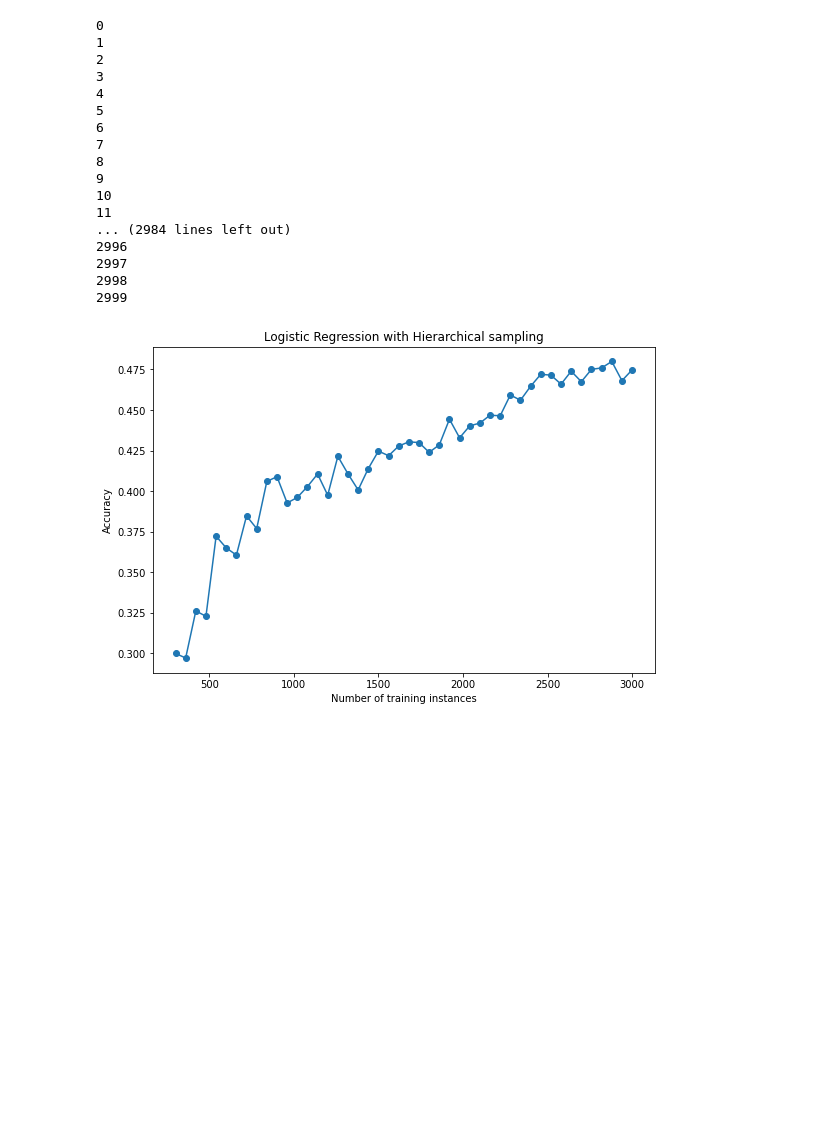
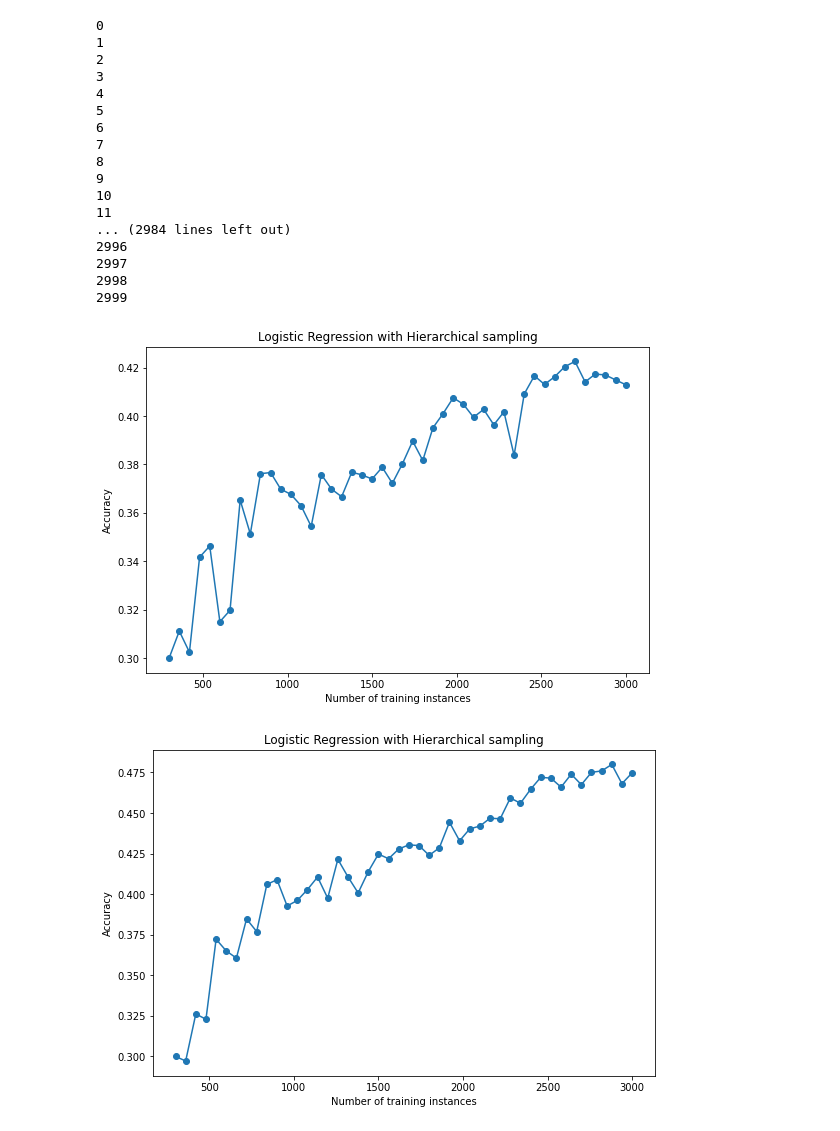
Before and after one commit to echoid/Active-Learning-Implementation, a Jupyter notebook: dataset/full.ipynb, the cells around one changed output. Cells and saved outputs as stored; diff of their text form; code cells hidden in the pictures; blank space fills up the shorter version.

```diff
--- a/dataset/full.ipynb
+++ b/dataset/full.ipynb
@@ -490,7 +931,7 @@ class HierarchicalSampling(object):
         #the number of points sampled in the subtree rooted at each node.
         self.A = np.zeros((self.n_nodes,n_class),dtype = bool)
         #the admmisible score of node i and label l.
-        self.p_LB = np.zeros((self.n_nodes,n_class))
+        self.p_UB = np.zeros((self.n_nodes,n_class))
         #the lower bound of the probability for node i and label l.
     def _construct_btree(self,linkage):
         btree, node_list = to_tree(linkage,rd = True)
@@ -592,7 +1033,7 @@ class HierarchicalSampling(object):
         e_tilde = 1-self.p
         e_tilde[~self.A] = 1
         self.e_tilde = e_tilde
-        self.p_LB = p_LB
+        self.p_UB = p_UB
 
     def best_pruning_and_labeling(self,
                                   prunning:Iterable[Union[ClusterNode,int]],
@@ -686,7 +1127,7 @@ class HierarchicalSampling(object):
             The node of prunning need to explore.
 
         """
-        p_LB = self.p_LB[prunning]
+        p_LB = self.p_UB[prunning]
         w = self.leaves_count[prunning]
         L = self.major_label[prunning]
         p_LB = p_LB[np.arange(len(p_LB)),L]
@@ -719,7 +1160,7 @@ def Cluster_adaptive(X,y,max_size,mylinkage):
         P_list.append(P)
     return queries, P_list
 # %%
-gQuery, gP = Cluster_adaptive(X_pool,y_label,3000,mylinkage)
+gQuery_UB, gP_UB = Cluster_adaptive(X_pool,y_label,3000,mylinkage)
 # %% [output]
 0
 1
@@ -746,6 +1187,28 @@ for i in range(300,3000+60,60):
     sample_list.append(len(index))
     lr = LogisticRegression().fit(X_pool[index],y_label[index])
     Gscore_list.append(lr.score(X_test[index],test_label[index]))
+# %%
+Gscore_list_UB = []
+sample_list = []
+for i in range(300,3000+60,60):
+    index = [ node.id for node in gQuery_UB[:i]]
+    sample_list.append(len(index))
+    lr = LogisticRegression().fit(X_pool[index],y_label[index])
+    Gscore_list_UB.append(lr.score(X_test[index],test_label[index]))
+# %%
+fig = plt.figure(figsize = (9,6))
+ax = fig.add_subplot(111)
+
+ax.plot(sample_list,Gscore_list_UB,"o-")
+
+ax.set_ylabel('Accuracy')
+ax.set_xlabel('Number of training instances')
+plt.title("Logistic Regression with Hierarchical sampling")
+
+
+plt.show()
+# %% [output]
+[figure, added]
 # %%
 fig = plt.figure(figsize = (9,6))
 ax = fig.add_subplot(111)
```
Also changed, not shown: parts of 11 cells of this notebook, 2 other files.
